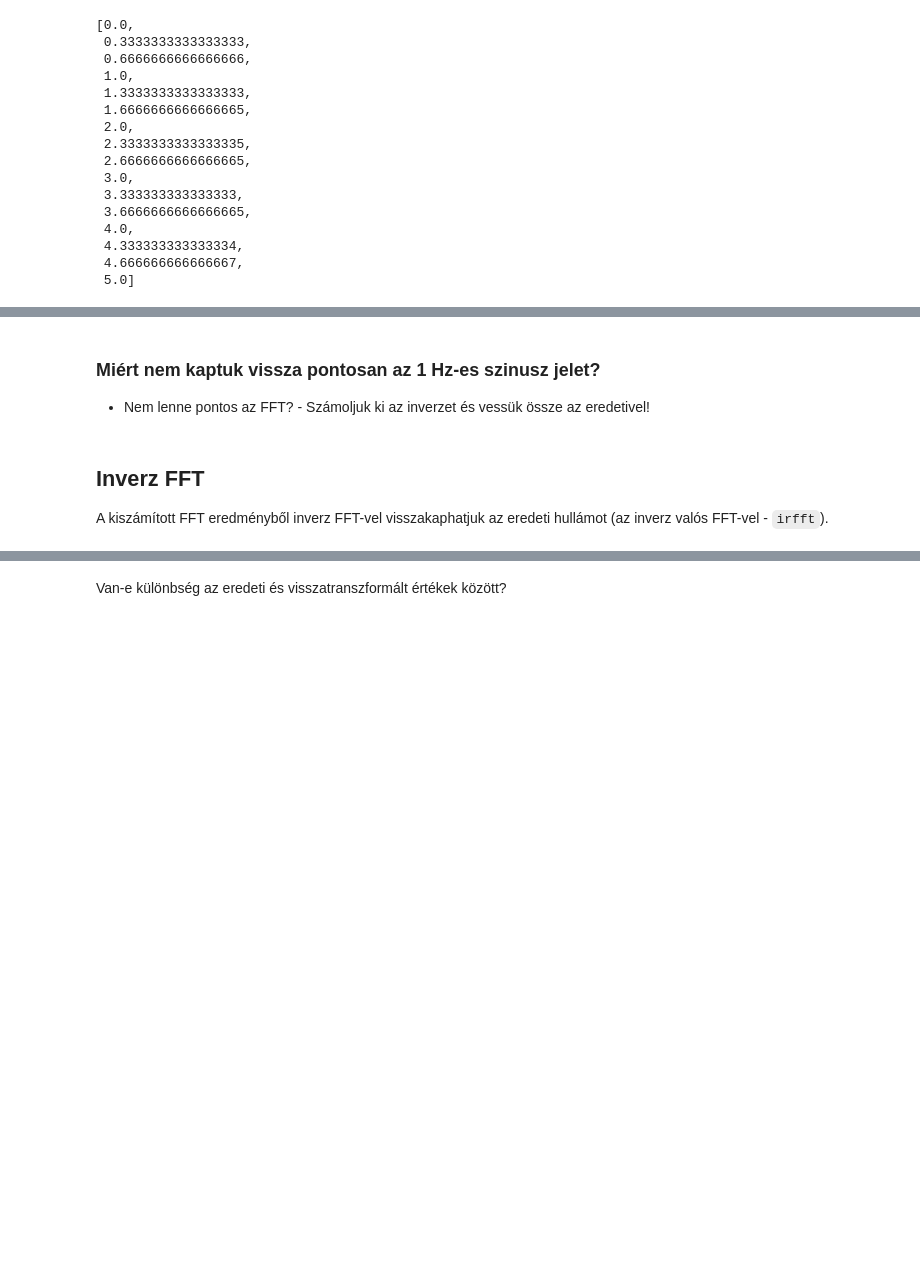
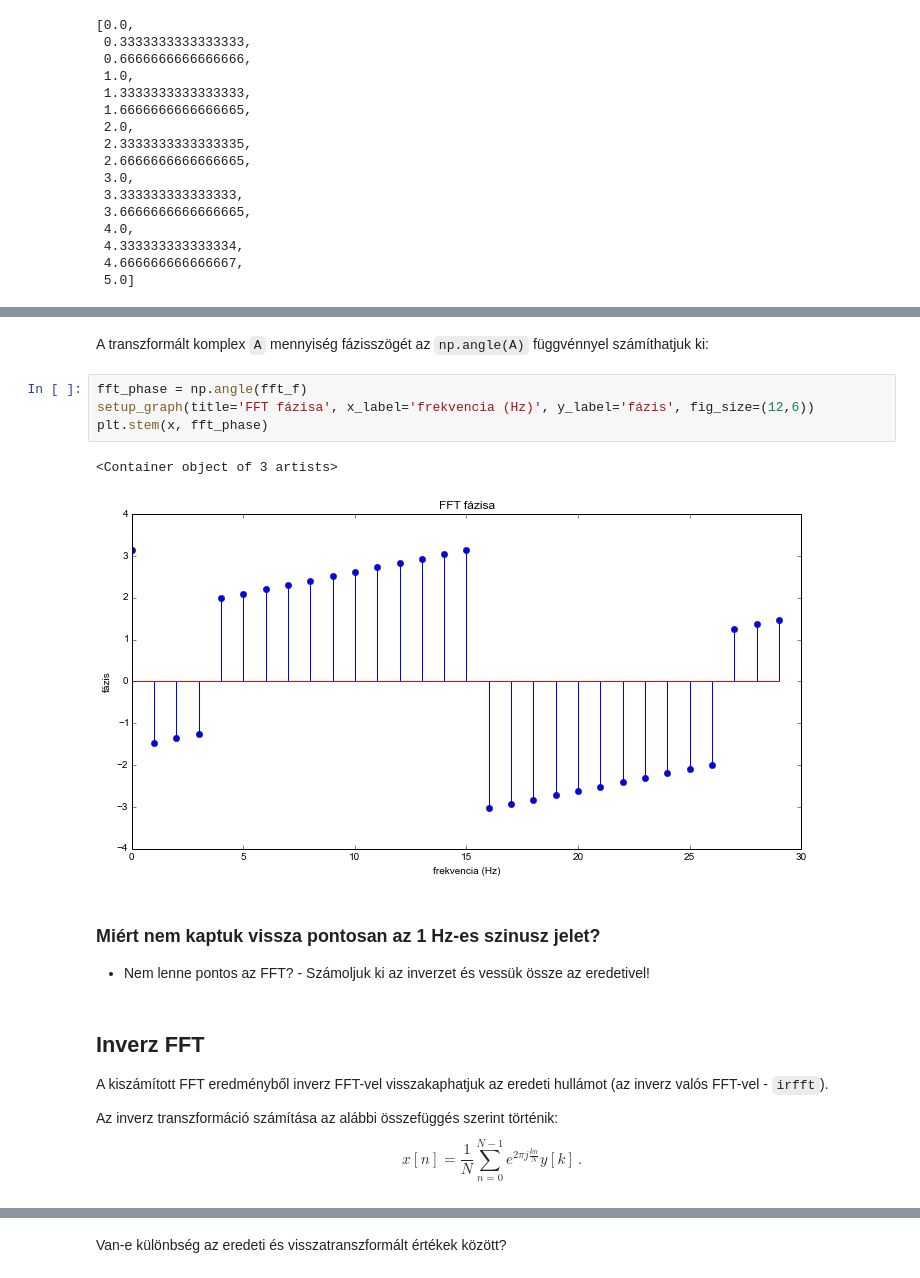
Before and after one commit to gyulat/Fourier, a Jupyter notebook: FFT.ipynb, the cells around one changed output, grey strips where cells are left out. Drawn from its saved outputs; the diff is of its cells as text; blank space fills up the shorter version.

Commit message:
add phase of transform

```diff
--- a/FFT.ipynb
+++ b/FFT.ipynb
@@ -140,3 +146,12 @@ plt.stem(rf, rfft_mag)
+# %% [markdown]
+A transzformált komplex `A` mennyiség fázisszögét az `np.angle(A)` függvénnyel számíthatjuk ki:
+# %%
+fft_phase = np.angle(fft_f)
+setup_graph(title='FFT fázisa', x_label='frekvencia (Hz)', y_label='fázis', fig_size=(12,6))
+plt.stem(x, fft_phase)
+# %% [output]
+<Container object of 3 artists>
+[figure, added]
 # %% [markdown]
 ### Miért nem kaptuk vissza pontosan az 1 Hz-es szinusz jelet?
 
@@ -145,6 +160,9 @@ plt.stem(rf, rfft_mag)
 ## Inverz FFT
 
 A kiszámított FFT eredményből inverz FFT-vel visszakaphatjuk az eredeti hullámot (az inverz valós FFT-vel - `irfft`).
+
+Az inverz transzformáció számítása az alábbi összefüggés szerint történik:
+$$x[n] = \frac{1}{N} \sum_{n=0}^{N-1} e^{2 \pi j \frac{k n}{N} } y[k] \, .$$
 # %%
 irfft_f = np.fft.irfft(rfft_f)
 
```
Also changed, not shown: parts of 12 cells of this notebook.
